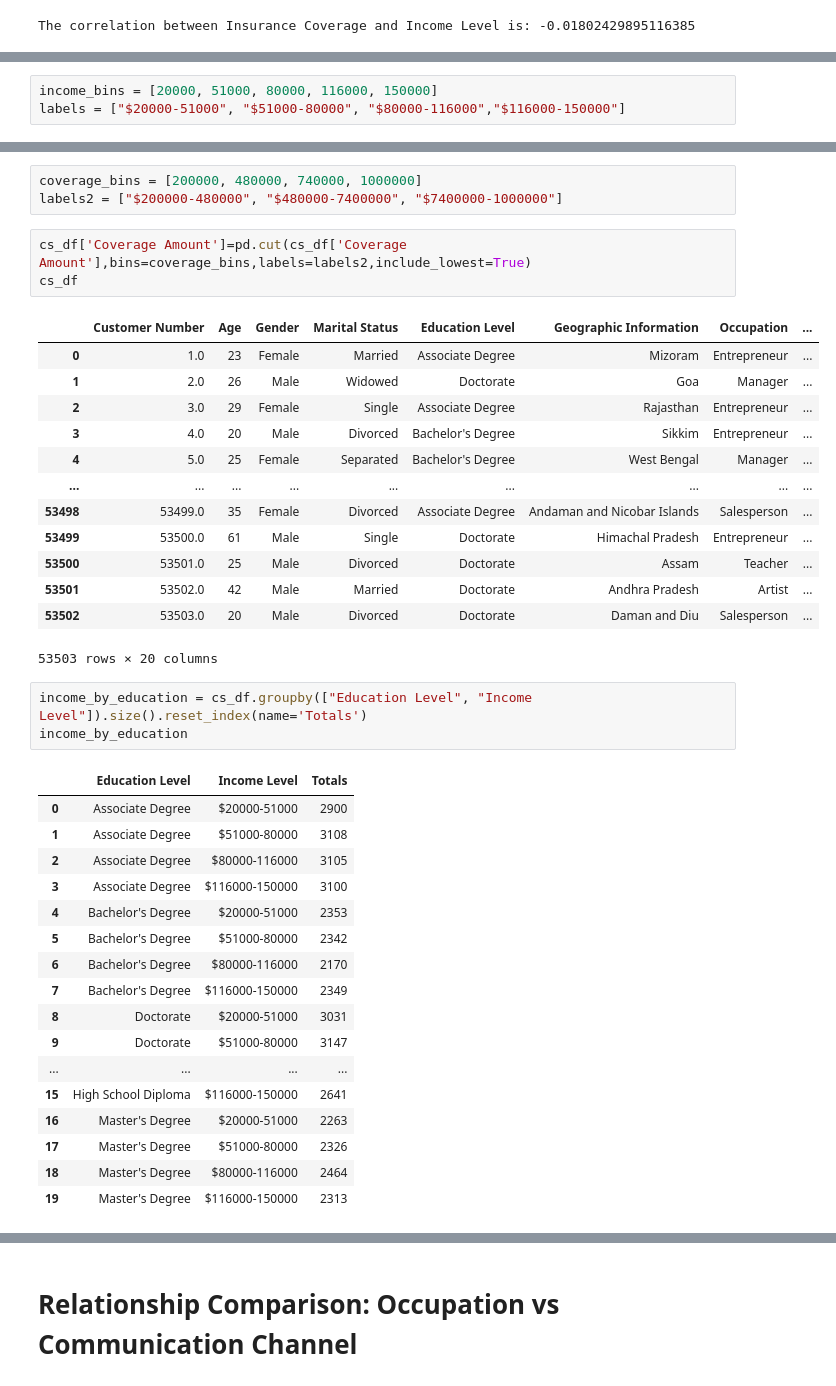
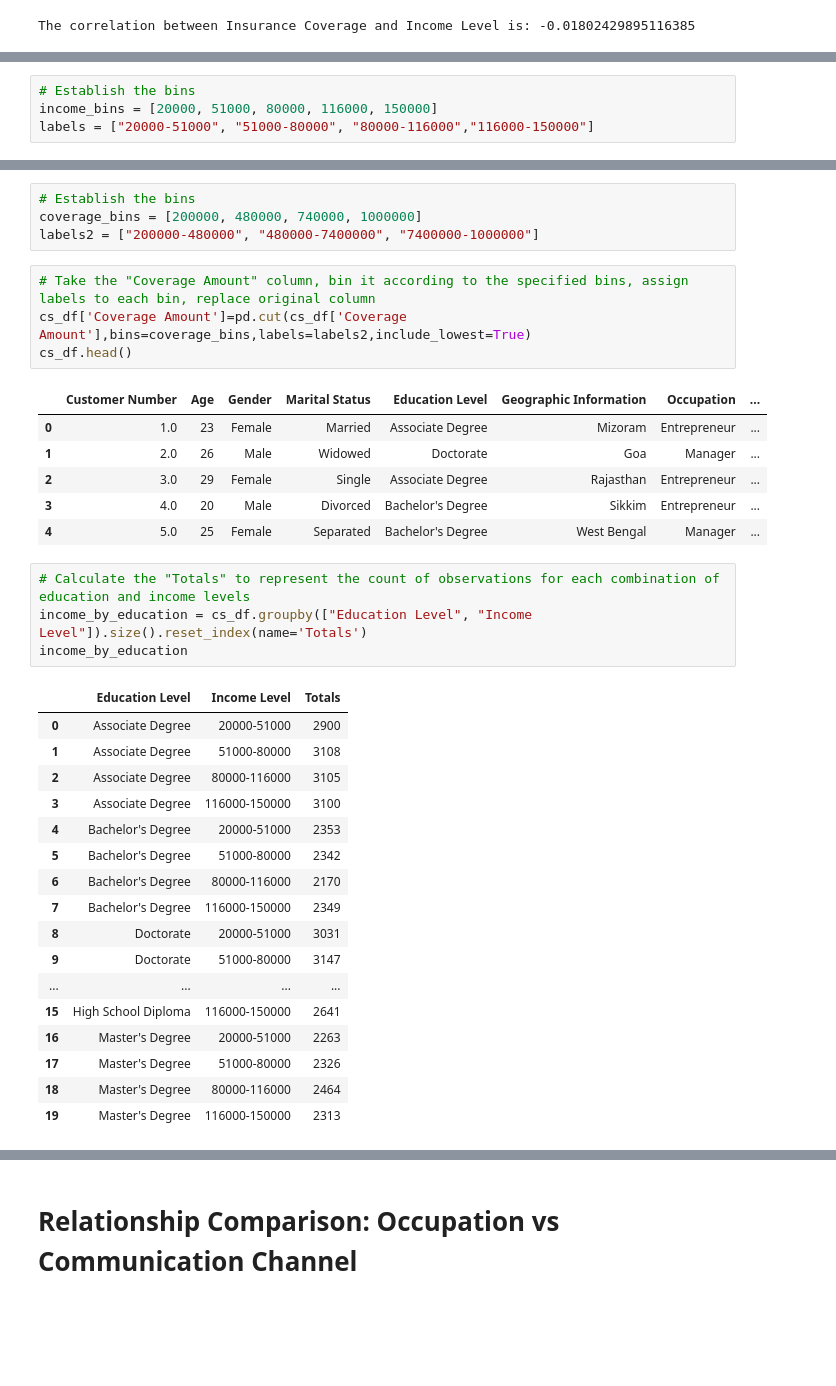
Before and after one commit to cecestreet/UCB-Project-One, a Jupyter notebook: Customer_Segmentation_Analysis_Group.ipynb, the cells around one changed output, grey strips where cells are left out. Cells and saved outputs as stored; diff of their text form; blank space fills up the shorter version.

```diff
--- a/Customer_Segmentation_Analysis_Group.ipynb
+++ b/Customer_Segmentation_Analysis_Group.ipynb
@@ -111,4 +123,5 @@ scatter_plot
 # %%
+# Establish the bins
 income_bins = [20000, 51000, 80000, 116000, 150000]
-labels = ["$20000-51000", "$51000-80000", "$80000-116000","$116000-150000"]
+labels = ["20000-51000", "51000-80000", "80000-116000","116000-150000"]
 # %%
@@ -131,42 +138,38 @@ cs_df
 # %%
+# Establish the bins
 coverage_bins = [200000, 480000, 740000, 1000000]
-labels2 = ["$200000-480000", "$480000-7400000", "$7400000-1000000"]
+labels2 = ["200000-480000", "480000-7400000", "7400000-1000000"]
 # %%
+# Take the "Coverage Amount" column, bin it according to the specified bins, assign labels to each bin, replace original column
 cs_df['Coverage Amount']=pd.cut(cs_df['Coverage Amount'],bins=coverage_bins,labels=labels2,include_lowest=True)
-cs_df
+cs_df.head()
 # %% [output]
 |  | Customer Number | Age | Gender | Marital Status | Education Level | Geographic Information | Occupation | ... |
 | 0 | 1.0 | 23 | Female | Married | Associate Degree | Mizoram | Entrepreneur | ... |
 | 1 | 2.0 | 26 | Male | Widowed | Doctorate | Goa | Manager | ... |
 | 2 | 3.0 | 29 | Female | Single | Associate Degree | Rajasthan | Entrepreneur | ... |
 | 3 | 4.0 | 20 | Male | Divorced | Bachelor's Degree | Sikkim | Entrepreneur | ... |
 | 4 | 5.0 | 25 | Female | Separated | Bachelor's Degree | West Bengal | Manager | ... |
-| ... | ... | ... | ... | ... | ... | ... | ... | ... |
-| 53498 | 53499.0 | 35 | Female | Divorced | Associate Degree | Andaman and Nicobar Islands | Salesperson | ... |
-| 53499 | 53500.0 | 61 | Male | Single | Doctorate | Himachal Pradesh | Entrepreneur | ... |
-| 53500 | 53501.0 | 25 | Male | Divorced | Doctorate | Assam | Teacher | ... |
-| 53501 | 53502.0 | 42 | Male | Married | Doctorate | Andhra Pradesh | Artist | ... |
-| 53502 | 53503.0 | 20 | Male | Divorced | Doctorate | Daman and Diu | Salesperson | ... |
-53503 rows × 20 columns
 # %%
+# Calculate the "Totals" to represent the count of observations for each combination of education and income levels
 income_by_education = cs_df.groupby(["Education Level", "Income Level"]).size().reset_index(name='Totals')
 income_by_education
 # %% [output]
 |  | Education Level | Income Level | Totals |
-| 0 | Associate Degree | $20000-51000 | 2900 |
-| 1 | Associate Degree | $51000-80000 | 3108 |
-| 2 | Associate Degree | $80000-116000 | 3105 |
-| 3 | Associate Degree | $116000-150000 | 3100 |
-| 4 | Bachelor's Degree | $20000-51000 | 2353 |
-| 5 | Bachelor's Degree | $51000-80000 | 2342 |
-| 6 | Bachelor's Degree | $80000-116000 | 2170 |
-| 7 | Bachelor's Degree | $116000-150000 | 2349 |
-| 8 | Doctorate | $20000-51000 | 3031 |
-| 9 | Doctorate | $51000-80000 | 3147 |
+| 0 | Associate Degree | 20000-51000 | 2900 |
+| 1 | Associate Degree | 51000-80000 | 3108 |
+| 2 | Associate Degree | 80000-116000 | 3105 |
+| 3 | Associate Degree | 116000-150000 | 3100 |
+| 4 | Bachelor's Degree | 20000-51000 | 2353 |
+| 5 | Bachelor's Degree | 51000-80000 | 2342 |
+| 6 | Bachelor's Degree | 80000-116000 | 2170 |
+| 7 | Bachelor's Degree | 116000-150000 | 2349 |
+| 8 | Doctorate | 20000-51000 | 3031 |
+| 9 | Doctorate | 51000-80000 | 3147 |
 | ... | ... | ... | ... |
-| 15 | High School Diploma | $116000-150000 | 2641 |
-| 16 | Master's Degree | $20000-51000 | 2263 |
-| 17 | Master's Degree | $51000-80000 | 2326 |
-| 18 | Master's Degree | $80000-116000 | 2464 |
-| 19 | Master's Degree | $116000-150000 | 2313 |
+| 15 | High School Diploma | 116000-150000 | 2641 |
+| 16 | Master's Degree | 20000-51000 | 2263 |
+| 17 | Master's Degree | 51000-80000 | 2326 |
+| 18 | Master's Degree | 80000-116000 | 2464 |
+| 19 | Master's Degree | 116000-150000 | 2313 |
 # %%
```
Also changed, not shown: parts of 22 cells of this notebook, 7 other files.
